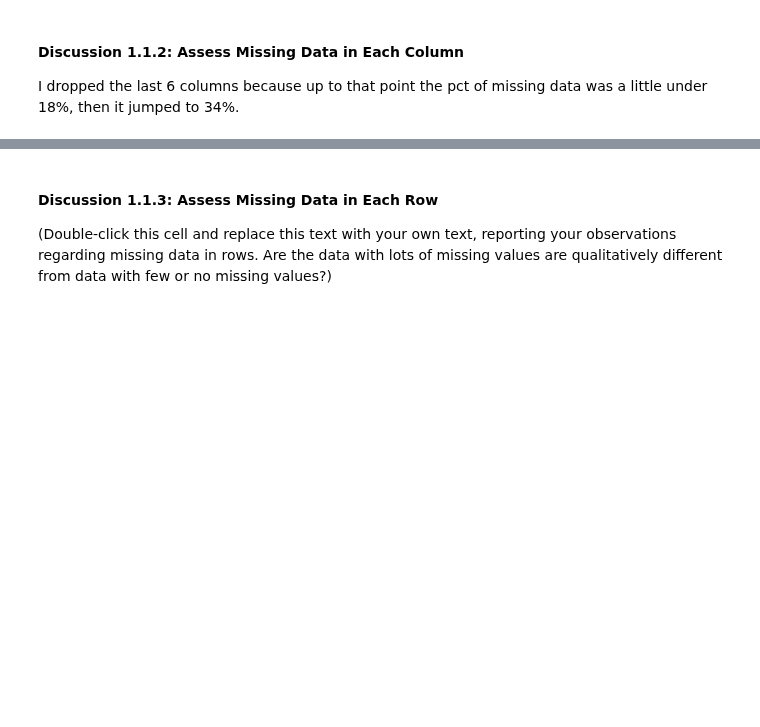
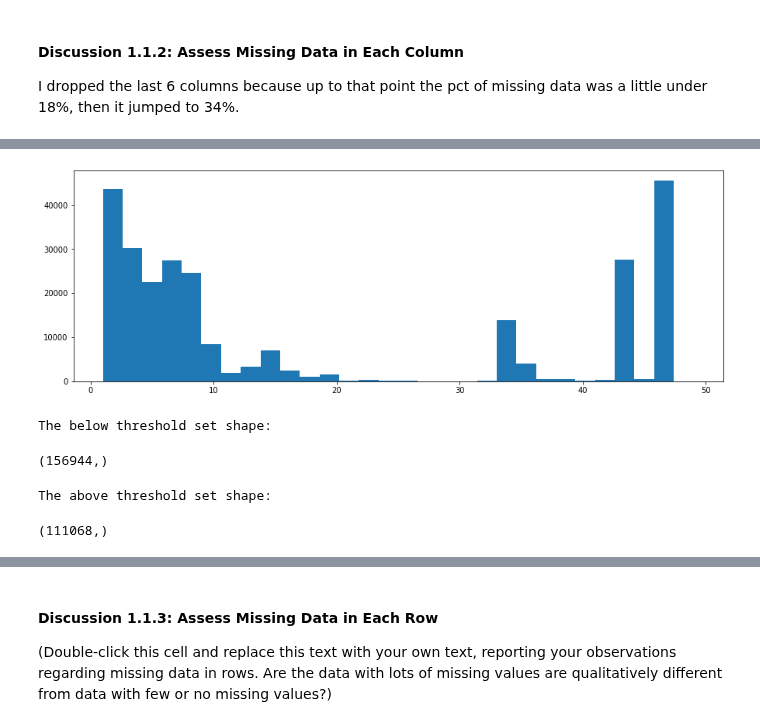
Before and after one commit to paulgureghian/Python_Notebooks, a Jupyter notebook: Create_Cust_Segments/Identify_Cust_Segments/identify_cust_segments.ipynb, the cells around one changed output, grey strips where cells are left out. Drawn from its saved outputs; the diff is of its cells as text; code cells hidden in the pictures; blank space fills up the shorter version.

```diff
--- a/Create_Cust_Segments/Identify_Cust_Segments/identify_cust_segments.ipynb
+++ b/Create_Cust_Segments/Identify_Cust_Segments/identify_cust_segments.ipynb
@@ -369,2 +369,5 @@ Depending on what you observe in your comparison, this will have implications on
 # %%
-# How much data is missing in each row of the dataset?
+# Calculate missing data in each row of the dataset.
+missing_data_row = azdias.isnull().sum(axis=1)
+print("Missing data in rows: ", '\n')
+missing_data_row
@@ -370,0 +388,7 @@ Depending on what you observe in your comparison, this will have implications on
+# %%
+# Print sorted rows with >0 missing values.
+rows_greater_than_0_missing_values = missing_data_row[missing_data_row > 0]
+rows_greater_than_0_missing_values.sort_values(inplace=True)
+
+print("Sorted rows with >0 missing values: ", '\n')
+rows_greater_than_0_missing_values
@@ -371 +409,7 @@ Depending on what you observe in your comparison, this will have implications on
+# %%
+# Plot the sorted missing row values.
+plt.figure(figsize=[15, 5])
+plt.hist(rows_greater_than_0_missing_values, bins=30);
+# %% [output]
+[figure, added]
 # %%
@@ -376,0 +419,14 @@ Depending on what you observe in your comparison, this will have implications on
+# %%
+# Print shape of below threshold set.
+print("The below threshold set shape: ")
+below_threshold.shape
+# %% [output]
+The below threshold set shape:
+(156944,)
+# %%
+# Print shape of above threshold set.
+print("The above threshold set shape: ")
+above_threshold.shape
+# %% [output]
+The above threshold set shape:
+(111068,)
```
Also changed, not shown: parts of 9 cells of this notebook.
